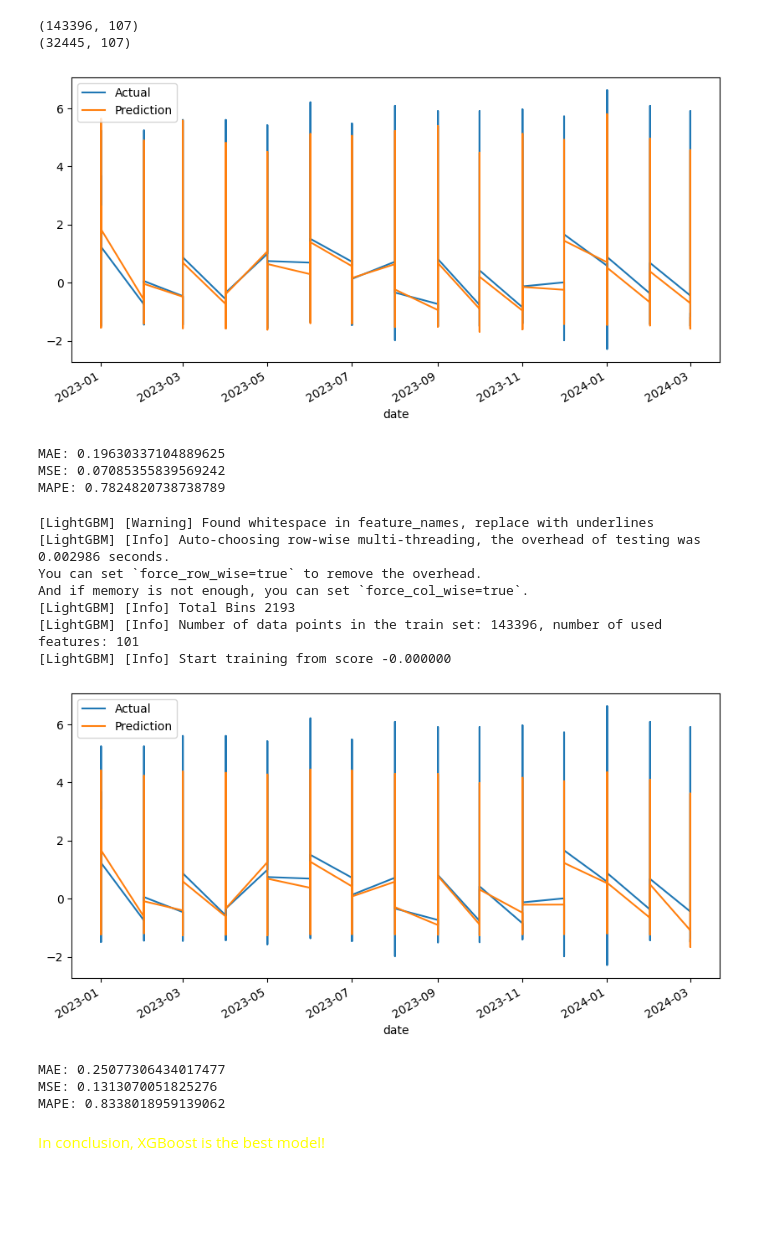
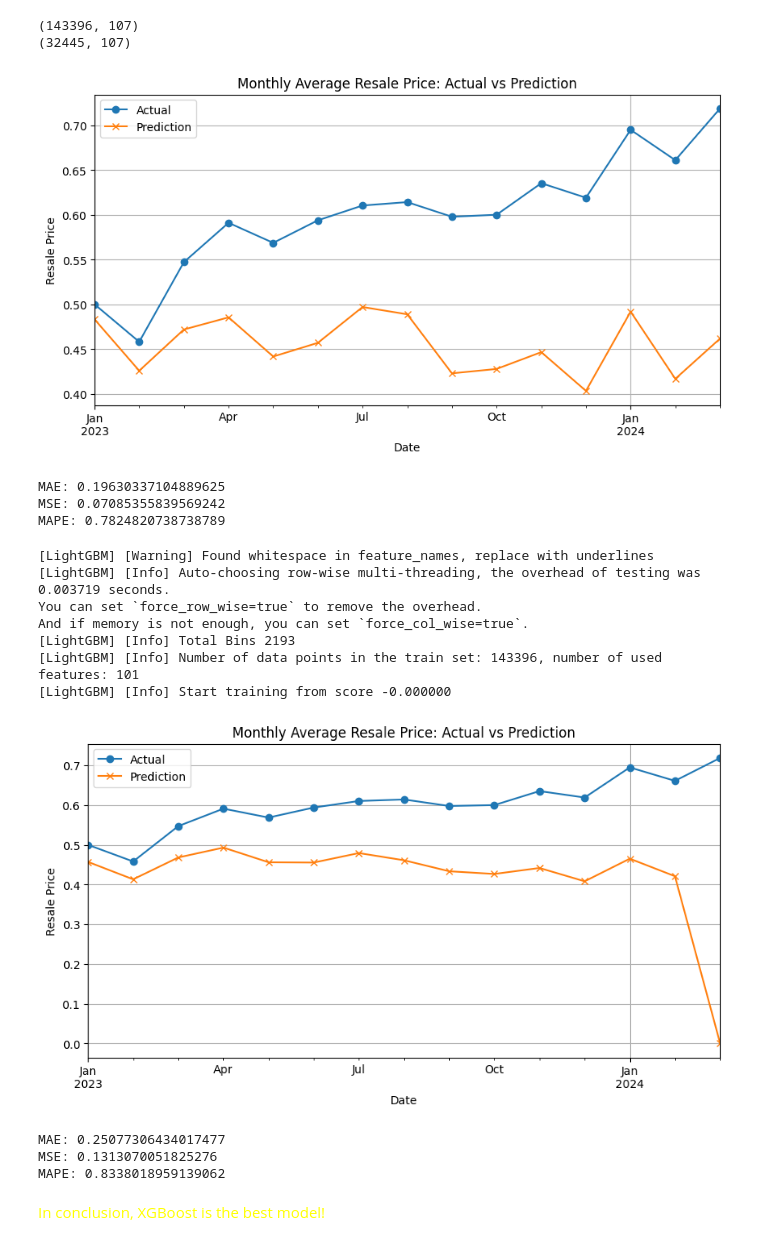
Before and after one commit to ivankqw/housing-mlops, a Jupyter notebook: source/modelling/train.ipynb, the cells around one changed output. Drawn from its saved outputs; the diff is of its cells as text; code cells hidden in the pictures; blank space fills up the shorter version.

Commit message:
fix plot

```diff
--- a/source/modelling/train.ipynb
+++ b/source/modelling/train.ipynb
@@ -117,30 +117,49 @@ X_test.drop('sale_date', axis=1, inplace=True)
 # %%
 from xgboost import XGBRegressor
 from sklearn.metrics import mean_absolute_error, mean_absolute_percentage_error, mean_squared_error
 import matplotlib.pyplot as plt
 
 xgb = XGBRegressor(objective='reg:squarederror', n_estimators=1000)
 xgb.fit(X_train, y_train)
 y_pred = xgb.predict(X_test)
 
 
 def evaluate_model(y_test, prediction):
   print(f"MAE: {mean_absolute_error(y_test, prediction)}")
   print(f"MSE: {mean_squared_error(y_test, prediction)}")
   print(f"MAPE: {mean_absolute_percentage_error(y_test, prediction)}")
 
 def plot_predictions(testing_dates, y_test, prediction):
-  df_test = pd.DataFrame({"date": testing_dates, "actual": y_test, "prediction": prediction })
-  figure, ax = plt.subplots(figsize=(10, 5))
-  df_test.plot(ax=ax, label="Actual", x="date", y="actual")
-  df_test.plot(ax=ax, label="Prediction", x="date", y="prediction")
-  plt.legend(["Actual", "Prediction"])
-  plt.show()
+    # Create a DataFrame with dates, actual and predicted values
+    df_test = pd.DataFrame({"date": testing_dates, "actual": y_test, "prediction": prediction})
+
+    # Convert 'date' to datetime format to ensure proper grouping
+    df_test['date'] = pd.to_datetime(df_test['date'])
+
+    # Set 'date' as the index
+    df_test.set_index('date', inplace=True)
+
+    # Resample the data by month, taking the mean for each month
+    df_test_monthly = df_test.resample('M').mean()
+
+    # Reset index to make 'date' a column again
+    df_test_monthly.reset_index(inplace=True)
+
+    # Plotting
+    figure, ax = plt.subplots(figsize=(10, 5))
+    df_test_monthly.plot(ax=ax, label="Actual", x="date", y="actual", marker='o')
+    df_test_monthly.plot(ax=ax, label="Prediction", x="date", y="prediction", marker='x')
+    plt.legend(["Actual", "Prediction"])
+    plt.title("Monthly Average Resale Price: Actual vs Prediction")
+    plt.xlabel("Date")
+    plt.ylabel("Resale Price")
+    plt.grid(True)
+    plt.show()
 
 plot_predictions(testing_dates, y_test, y_pred)
 evaluate_model(y_test, y_pred)
 # %% [output]
-[figure, old version]
+[figure, new version]
 MAE: 0.19630337104889625
 MSE: 0.07085355839569242
 MAPE: 0.7824820738738789
@@ -154,13 +173,13 @@ plot_predictions(testing_dates, y_test, y_pred)
 evaluate_model(y_test, y_pred)
 # %% [output]
 [LightGBM] [Warning] Found whitespace in feature_names, replace with underlines
-[LightGBM] [Info] Auto-choosing row-wise multi-threading, the overhead of testing was 0.002986 seconds.
+[LightGBM] [Info] Auto-choosing row-wise multi-threading, the overhead of testing was 0.003719 seconds.
 You can set `force_row_wise=true` to remove the overhead.
 And if memory is not enough, you can set `force_col_wise=true`.
 [LightGBM] [Info] Total Bins 2193
 [LightGBM] [Info] Number of data points in the train set: 143396, number of used features: 101
 [LightGBM] [Info] Start training from score -0.000000
-[figure, old version]
+[figure, new version]
 MAE: 0.25077306434017477
 MSE: 0.1313070051825276
 MAPE: 0.8338018959139062
```
